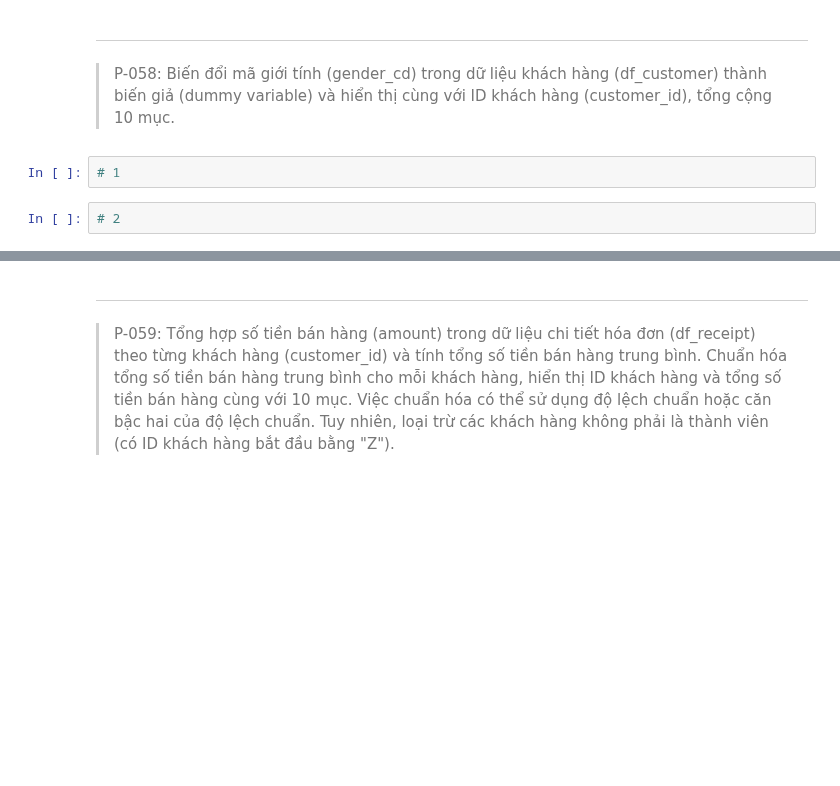
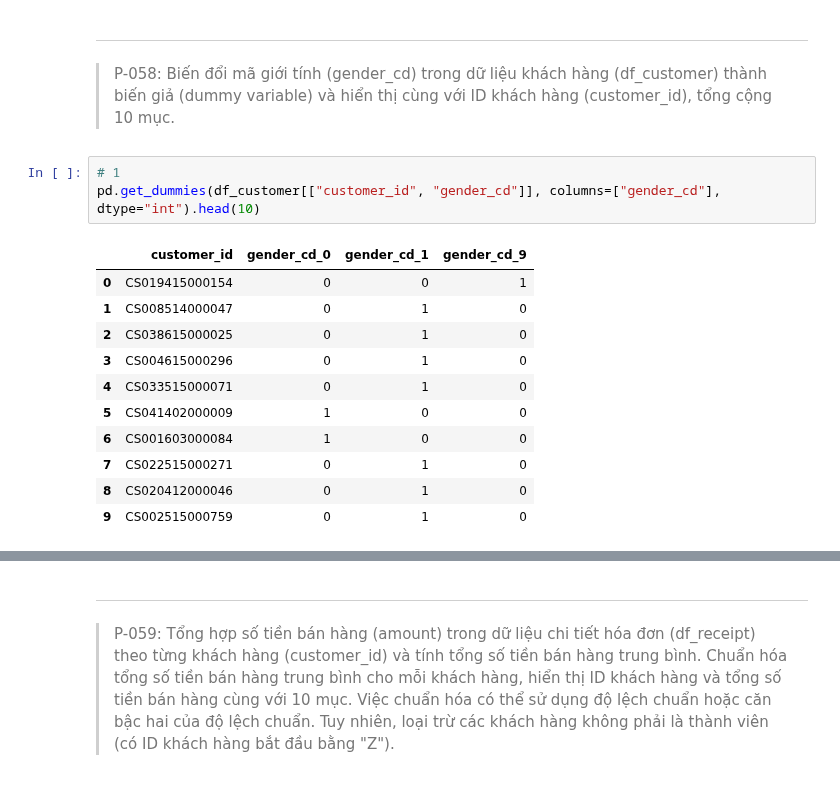
Before and after one commit to quoc-duc/LearnPandas, a Jupyter notebook: notebooks_vn/exercises/100_bai_tap_pandas_vn_exes.ipynb, the cells around one changed output, grey strips where cells are left out. Drawn from its saved outputs; the diff is of its cells as text; blank space fills up the shorter version.

```diff
--- a/notebooks_vn/exercises/100_bai_tap_pandas_vn_exes.ipynb
+++ b/notebooks_vn/exercises/100_bai_tap_pandas_vn_exes.ipynb
@@ -1548,7 +1548,18 @@ df_customer_era.head(10)
 # %% [markdown]
 ---
 > P-058: Biến đổi mã giới tính (gender_cd) trong dữ liệu khách hàng (df_customer) thành biến giả (dummy variable) và hiển thị cùng với ID khách hàng (customer_id), tổng cộng 10 mục.
-# %%
-# 1
-# %%
-# 2
+# %%
+# 1
+pd.get_dummies(df_customer[["customer_id", "gender_cd"]], columns=["gender_cd"], dtype="int").head(10)
+# %% [output]
+|  | customer_id | gender_cd_0 | gender_cd_1 | gender_cd_9 |
+| 0 | CS019415000154 | 0 | 0 | 1 |
+| 1 | CS008514000047 | 0 | 1 | 0 |
+| 2 | CS038615000025 | 0 | 1 | 0 |
+| 3 | CS004615000296 | 0 | 1 | 0 |
+| 4 | CS033515000071 | 0 | 1 | 0 |
+| 5 | CS041402000009 | 1 | 0 | 0 |
+| 6 | CS001603000084 | 1 | 0 | 0 |
+| 7 | CS022515000271 | 0 | 1 | 0 |
+| 8 | CS020412000046 | 0 | 1 | 0 |
+| 9 | CS002515000759 | 0 | 1 | 0 |
```
Also changed, not shown: parts of 1 cell of this notebook.
